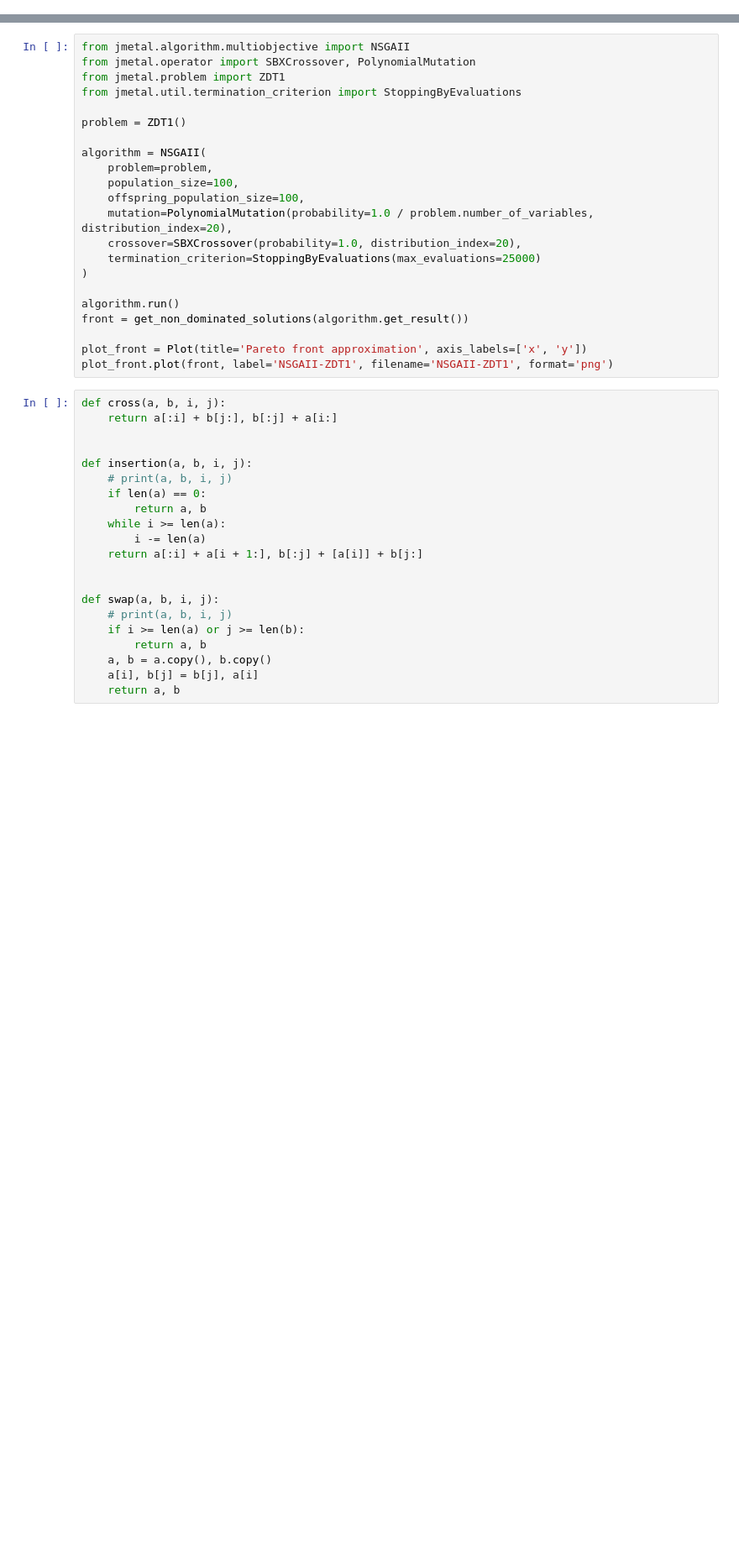
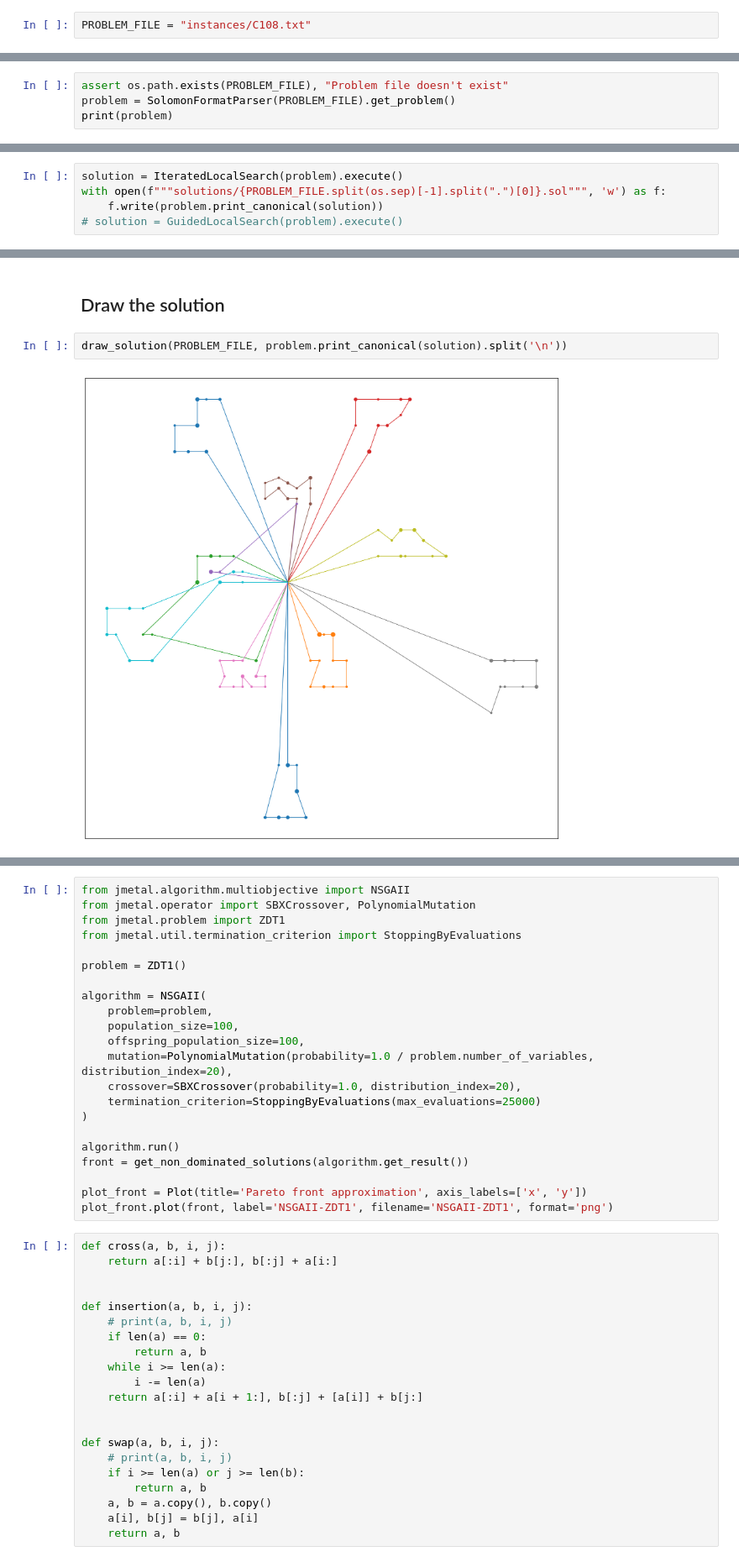
Before and after one commit to iribarnesy/vrp-mocell, a Jupyter notebook: vrp-mocell.ipynb, the cells around one changed output, grey strips where cells are left out. Shown at 84% size. Drawn from its saved outputs; the diff is of its cells as text; blank space fills up the shorter version.

```diff
--- a/vrp-mocell.ipynb
+++ b/vrp-mocell.ipynb
@@ -0,0 +13,2 @@
+# %%
+PROBLEM_FILE = "instances/C108.txt"
@@ -0,0 +17,4 @@
+# %%
+assert os.path.exists(PROBLEM_FILE), "Problem file doesn't exist"
+problem = SolomonFormatParser(PROBLEM_FILE).get_problem()
+print(problem)
@@ -0,0 +27,5 @@
+# %%
+solution = IteratedLocalSearch(problem).execute()
+with open(f"""solutions/{PROBLEM_FILE.split(os.sep)[-1].split(".")[0]}.sol""", 'w') as f:
+    f.write(problem.print_canonical(solution))
+# solution = GuidedLocalSearch(problem).execute()
@@ -1,2 +50,8 @@
+# %% [markdown]
+## Draw the solution
+# %%
+draw_solution(PROBLEM_FILE, problem.print_canonical(solution).split('\n'))
+# %% [output]
+[figure, added]
 # %%
 # !pip install jmetalpy
```
Also changed, not shown: parts of 10 cells of this notebook.
